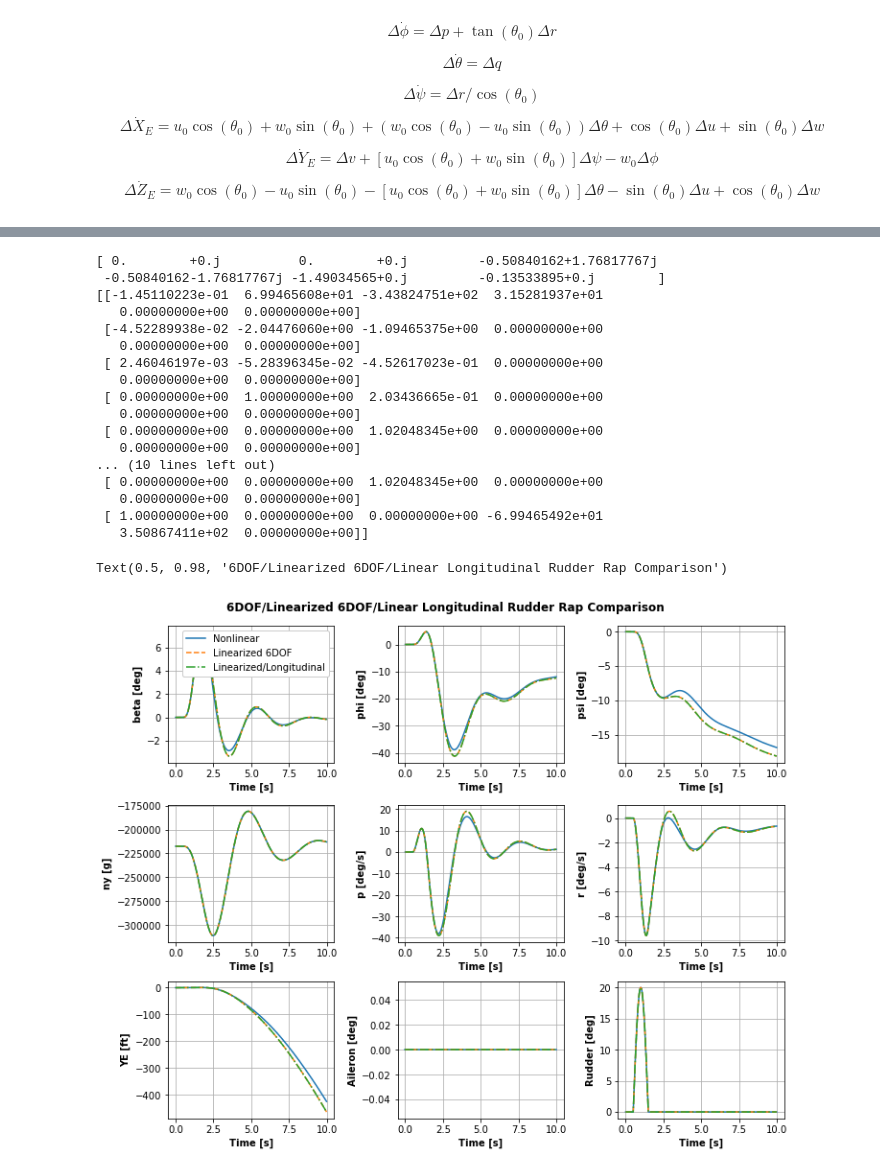
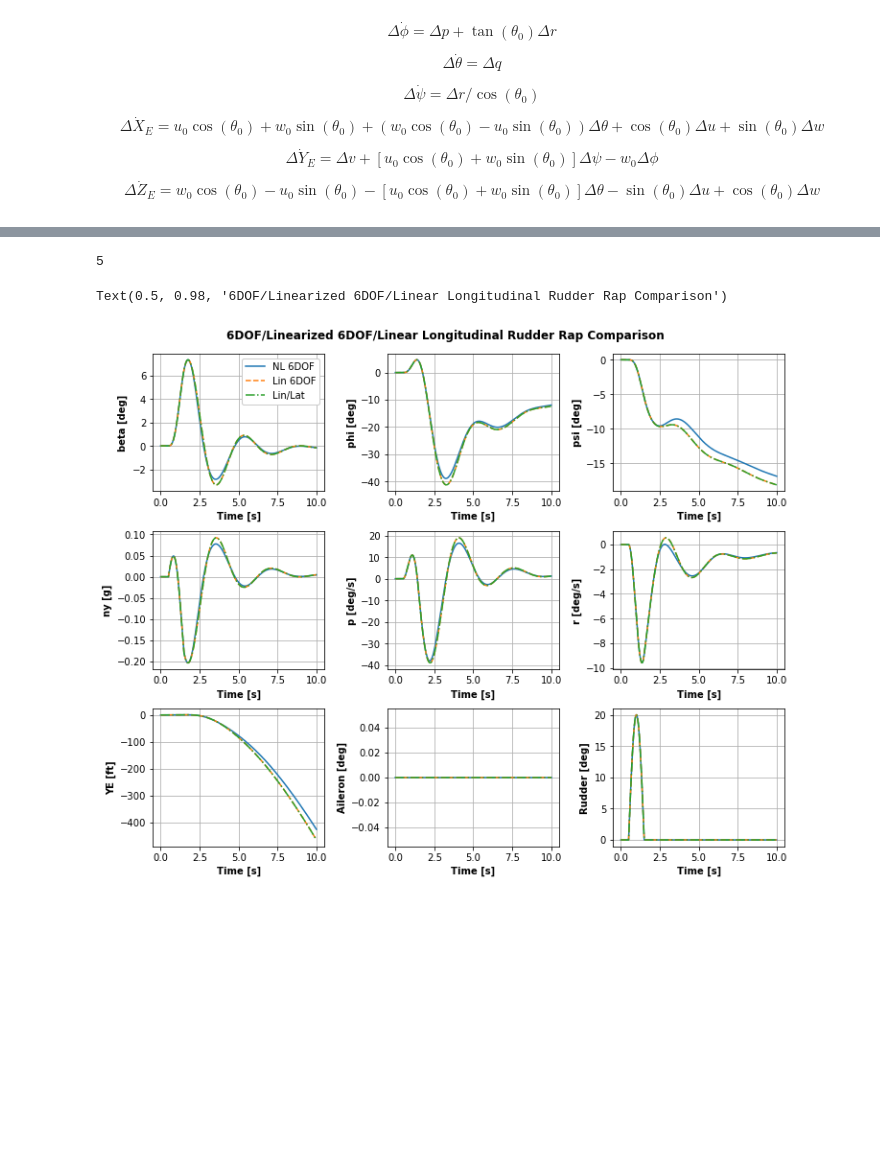
Before and after one commit to jdschoneman/flight-system-dynamics, a Jupyter notebook: notebooks/rigid_flight_dynamics/Linearized Flight Dynamics.ipynb, the cells around one changed output, grey strips where cells are left out. Cells and saved outputs as stored; diff of their text form; code cells hidden in the pictures; blank space fills up the shorter version.

Commit message:
Finished the linearized flight dynamics notebook

```diff
--- a/notebooks/rigid_flight_dynamics/Linearized Flight Dynamics.ipynb
+++ b/notebooks/rigid_flight_dynamics/Linearized Flight Dynamics.ipynb
@@ -1690,15 +1654,12 @@ def get_linearized_lat(aircraft, trim_X0, rho = RHO_SL_SLUG_FT3, g = G_FT_S2):
 # Checkout of linearization against previous results
 linsys_lat, y_0_lat = get_linearized_lat(f106, trim_X0)
 
-print(np.linalg.eigvals(linsys_lat.A))
+# print(np.linalg.eigvals(linsys_lat.A))
+print(np.linalg.matrix_rank(linsys_lat.A.T))
+# print(linsys_lat.A)
 
-
-print(linsys_lat.A)
-# long_coeffs = [0, 2, 4, 7, 9, 11]
-lat_coeffs = [1, 3, 5, 6, 8, 10]
-A_check = np.array([s[lat_coeffs] for s in linsys.A[lat_coeffs]])
-
-print(A_check)
+# lat_coeffs = [1, 3, 5, 6, 8, 10]
+# A_check = np.array([s[lat_coeffs] for s in linsys.A[lat_coeffs]])
 
 # Run simulation
 roll_hist = lambda t, x: 0.
@@ -1734,7 +1695,7 @@ fig, ax_dict = plt.subplot_mosaic([['beta [deg]', 'phi [deg]', 'psi [deg]'],
 
 for outputs, lstyle, label in zip([outputs_nl, outputs_lin.T, outputs_lin_lat.T],
                                    [lstyle_nl, lstyle_lin, '-.'],
-                                     ['Nonlinear', 'Linearized 6DOF', 'Linearized/Longitudinal']):
+                                     ['NL 6DOF', 'Lin 6DOF', 'Lin/Lat']):
     try:
         V, alpha, beta, p, q, r, phi, theta, psi, xe, ye, ze, ax, ay, az, roll_control, pitch_control, yaw_control = outputs
 
@@ -1743,50 +1704,34 @@ for outputs, lstyle, label in zip([outputs_nl, outputs_lin.T, outputs_lin_lat.T]
         ax_dict['r [deg/s]'].plot(sol.t, r*RAD_DEG, lstyle, label = label)
         ax_dict['phi [deg]'].plot(sol.t, phi*RAD_DEG, lstyle, label = label)
         ax_dict['psi [deg]'].plot(sol.t, psi*RAD_DEG, lstyle, label = label)
-        ax_dict['ny [g]'].plot(sol.t, ny, lstyle, label = label)
+        ax_dict['ny [g]'].plot(sol.t, ay, lstyle, label = label)
         ax_dict['YE [ft]'].plot(sol.t, ye, lstyle, label = label)
         ax_dict['Aileron [deg]'].plot(sol.t, roll_control*RAD_DEG, lstyle, label = label)
         ax_dict['Rudder [deg]'].plot(sol.t, yaw_control*RAD_DEG, lstyle, label = label)
 
 
     except:
         beta, p, r, phi, psi, ay, ye, da, dr = outputs
 
         ax_dict['beta [deg]'].plot(sol.t, beta*RAD_DEG, lstyle, label = label)
         ax_dict['p [deg/s]'].plot(sol.t, p*RAD_DEG, lstyle, label = label)
         ax_dict['r [deg/s]'].plot(sol.t, r*RAD_DEG, lstyle, label = label)
         ax_dict['phi [deg]'].plot(sol.t, phi*RAD_DEG, lstyle, label = label)
         ax_dict['psi [deg]'].plot(sol.t, psi*RAD_DEG, lstyle, label = label)
-        ax_dict['ny [g]'].plot(sol.t, ny, lstyle, label = label)
+        ax_dict['ny [g]'].plot(sol.t, ay, lstyle, label = label)
         ax_dict['YE [ft]'].plot(sol.t, ye, lstyle, label = label)
         ax_dict['Aileron [deg]'].plot(sol.t, roll_control*RAD_DEG, lstyle, label = label)
         ax_dict['Rudder [deg]'].plot(sol.t, yaw_control*RAD_DEG, lstyle, label = label)
 
 
 ax_dict['beta [deg]'].legend(loc = 'upper right', framealpha = 1.)
 for key, a in ax_dict.items():
     a.set_xlabel('Time [s]', fontweight = 'bold')
     a.set_ylabel(key, fontweight = 'bold')
     a.grid()
 
 fig.suptitle('6DOF/Linearized 6DOF/Linear Longitudinal Rudder Rap Comparison', fontweight = 'bold')
 # %% [output]
-[ 0.        +0.j          0.        +0.j         -0.50840162+1.76817767j
- -0.50840162-1.76817767j -1.49034565+0.j         -0.13533895+0.j        ]
-[[-1.45110223e-01  6.99465608e+01 -3.43824751e+02  3.15281937e+01
-   0.00000000e+00  0.00000000e+00]
- [-4.52289938e-02 -2.04476060e+00 -1.09465375e+00  0.00000000e+00
-   0.00000000e+00  0.00000000e+00]
- [ 2.46046197e-03 -5.28396345e-02 -4.52617023e-01  0.00000000e+00
-   0.00000000e+00  0.00000000e+00]
- [ 0.00000000e+00  1.00000000e+00  2.03436665e-01  0.00000000e+00
-   0.00000000e+00  0.00000000e+00]
- [ 0.00000000e+00  0.00000000e+00  1.02048345e+00  0.00000000e+00
-   0.00000000e+00  0.00000000e+00]
-... (10 lines left out)
- [ 0.00000000e+00  0.00000000e+00  1.02048345e+00  0.00000000e+00
-   0.00000000e+00  0.00000000e+00]
- [ 1.00000000e+00  0.00000000e+00  0.00000000e+00 -6.99465492e+01
-   3.50867411e+02  0.00000000e+00]]
+5
 Text(0.5, 0.98, '6DOF/Linearized 6DOF/Linear Longitudinal Rudder Rap Comparison')
-[figure, old version]
+[figure, new version]
```
Also changed, not shown: parts of 10 cells of this notebook.
